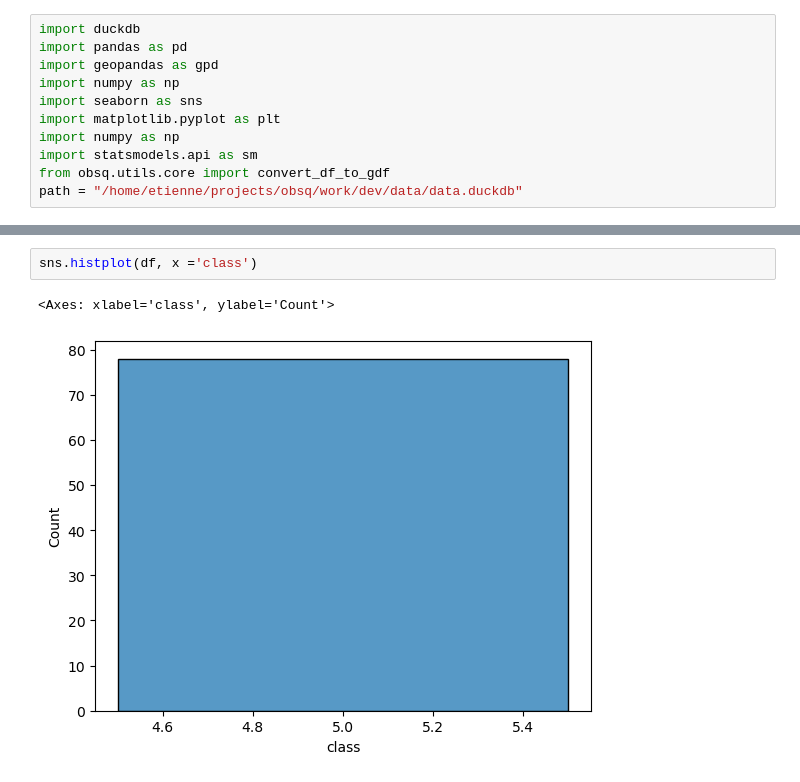
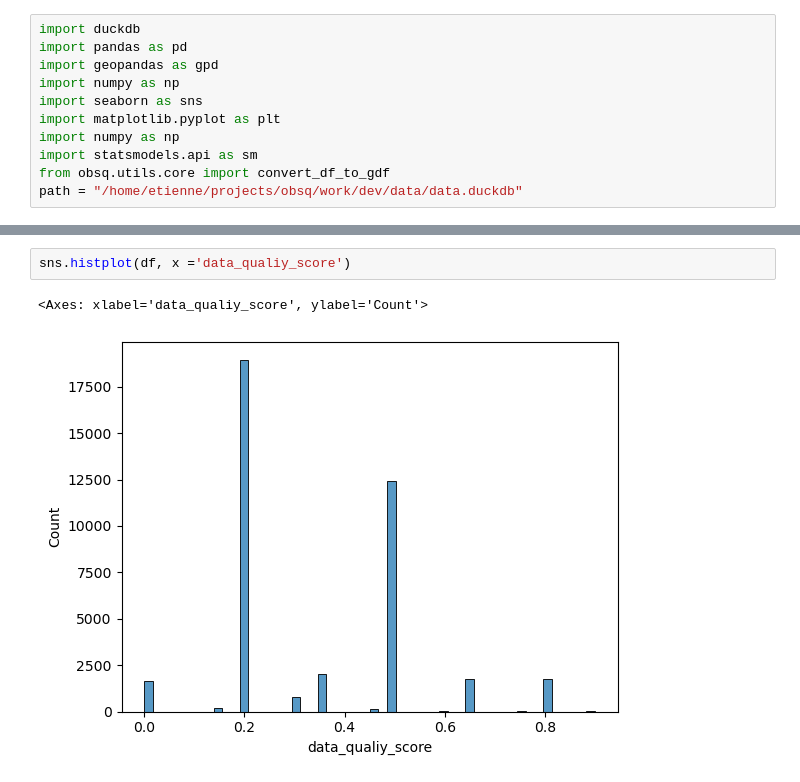
Before and after one commit to etiennegodin/CScorer, a Jupyter notebook: notebooks/eda/db_viz.ipynb, the cells around one changed output, grey strips where cells are left out. Drawn from its saved outputs; the diff is of its cells as text.

```diff
--- a/notebooks/eda/db_viz.ipynb
+++ b/notebooks/eda/db_viz.ipynb
@@ -35,5 +35,5 @@ df
 # %%
-sns.histplot(df, x ='class')
+sns.histplot(df, x ='data_qualiy_score')
 # %% [output]
-<Axes: xlabel='class', ylabel='Count'>
+<Axes: xlabel='data_qualiy_score', ylabel='Count'>
-[figure, old version]
+[figure, new version]
```
Also changed, not shown: parts of 2 cells of this notebook, 6 other files.
